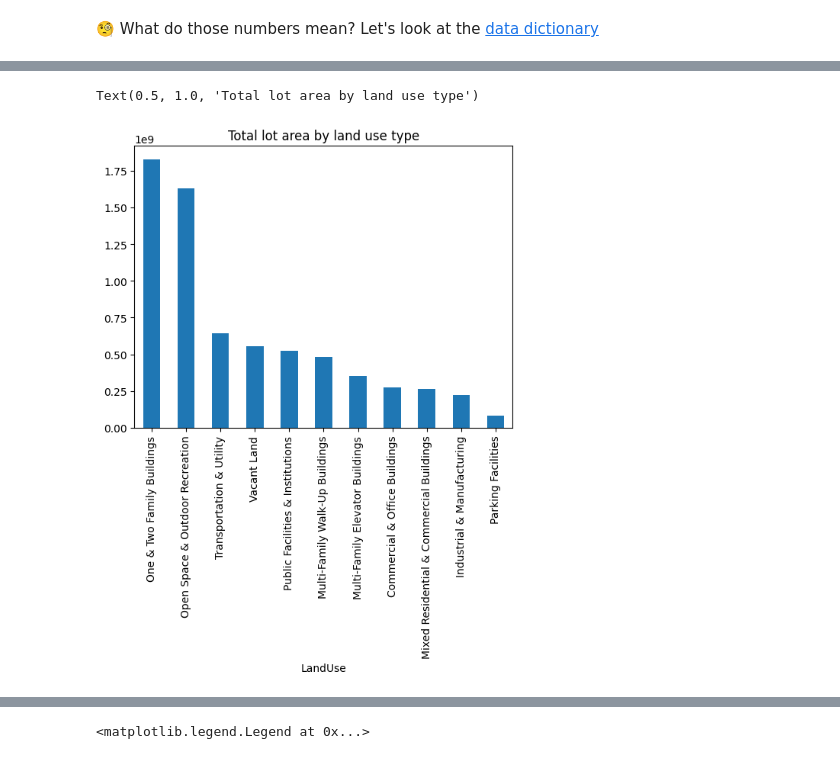
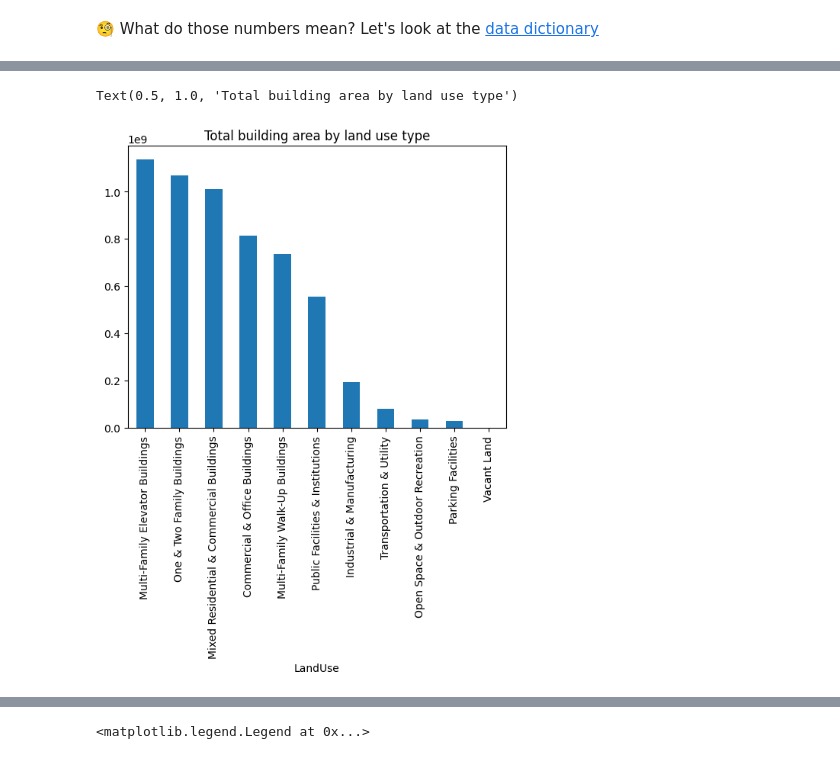
Before and after one commit to yumobennyyang/Mapping-Systems, a Jupyter notebook: Tutorials/01_vector_data_apis.ipynb, the cells around one changed output, grey strips where cells are left out. Cells and saved outputs as stored; diff of their text form; code cells hidden in the pictures.

```diff
--- a/Tutorials/01_vector_data_apis.ipynb
+++ b/Tutorials/01_vector_data_apis.ipynb
@@ -34,2 +35,6 @@ pluto_ogrio = ogr.read_dataframe("../Data/nyc_mappluto_24v1_1_shp/MapPLUTO.shp")
+# %%
+# here, we create a variable (`pluto`) and use geopandas to read the
+# file into memory. We use a "relative" path to reference the file.
+pluto = gpd.read_file("../Data/nyc_mappluto_24v1_1_shp/MapPLUTO.shp")
 # %% [markdown]
 # basic exploration
@@ -108,2 +146,2 @@ land_use_codes = {
 # %%
-pluto_ogrio["LandUse"] = pluto_ogrio.LandUse.map(land_use_codes)
+pluto["LandUse"] = pluto.LandUse.map(land_use_codes)
@@ -122,6 +225,7 @@ pluto_ogrio["LandUse"] = pluto_ogrio.LandUse.map(land_use_codes)
 # %%
-pluto_ogrio.groupby("LandUse").LotArea.sum().sort_values(ascending=False).plot.bar()
-plt.title("Total lot area by land use type")
+# now the same but for building area - note this is total building area, not average
+pluto.groupby("LandUse").BldgArea.sum().sort_values(ascending=False).plot.bar()
+plt.title("Total building area by land use type")
 # %% [output]
-Text(0.5, 1.0, 'Total lot area by land use type')
+Text(0.5, 1.0, 'Total building area by land use type')
-[figure, old version]
+[figure, new version]
```
Also changed, not shown: parts of 88 cells of this notebook, 15 other files.
